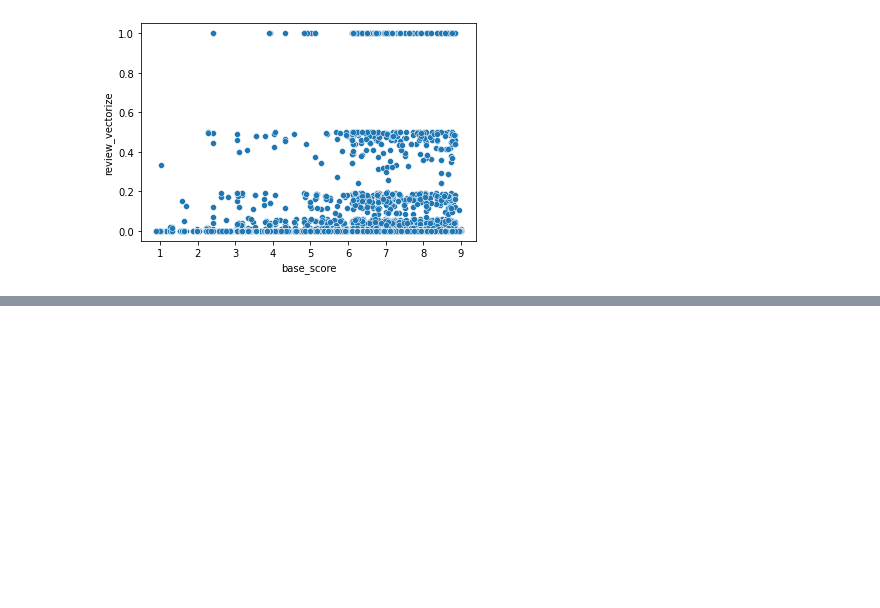
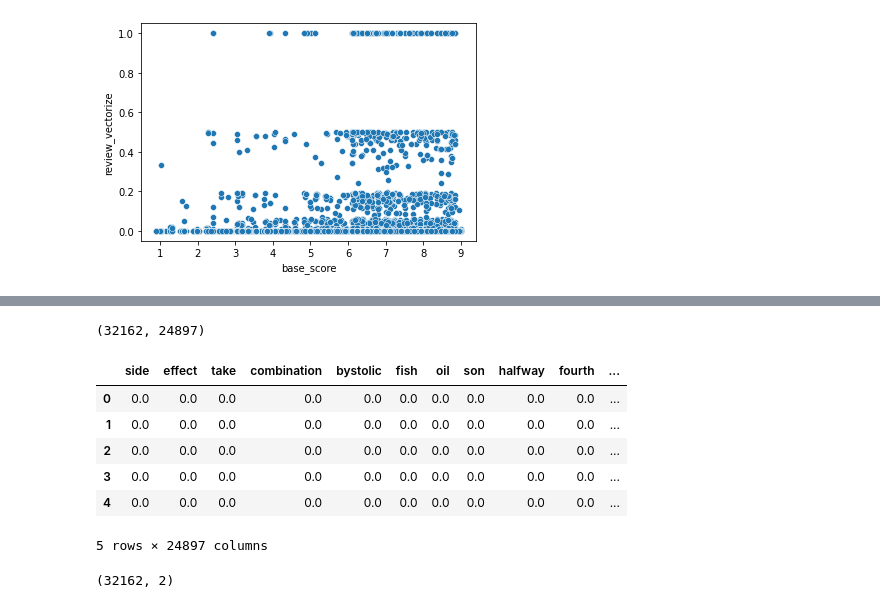
Before and after one commit to riyazunt/NLP_Machine_Test, a Jupyter notebook: NLP_Health_Care.ipynb, the cells around one changed output, grey strips where cells are left out. Drawn from its saved outputs; the diff is of its cells as text; code cells hidden in the pictures; blank space fills up the shorter version.

```diff
--- a/NLP_Health_Care.ipynb
+++ b/NLP_Health_Care.ipynb
@@ -320,0 +526,2 @@ sns.scatterplot(x = df_copy['base_score'], y = df_copy['review_vectorize'])
+# %%
+X = df_train.drop('base_score', axis=1)
@@ -320,0 +538,4 @@ sns.scatterplot(x = df_copy['base_score'], y = df_copy['review_vectorize'])
+# %%
+vt = TfidfVectorizer()
+# %%
+dt = vt.fit_transform(X['cleanText'])
@@ -320,0 +547,2 @@ sns.scatterplot(x = df_copy['base_score'], y = df_copy['review_vectorize'])
+# %%
+dft = pd.DataFrame.sparse.from_spmatrix(dt, columns=vt.vocabulary_.keys())
@@ -320,0 +562,14 @@ sns.scatterplot(x = df_copy['base_score'], y = df_copy['review_vectorize'])
+# %%
+dft.shape
+# %% [output]
+(32162, 24897)
+# %%
+dft.head()
+# %% [output]
+|  | side | effect | take | combination | bystolic | fish | oil | son | halfway | fourth | ... |
+| 0 | 0.0 | 0.0 | 0.0 | 0.0 | 0.0 | 0.0 | 0.0 | 0.0 | 0.0 | 0.0 | ... |
+| 1 | 0.0 | 0.0 | 0.0 | 0.0 | 0.0 | 0.0 | 0.0 | 0.0 | 0.0 | 0.0 | ... |
+| 2 | 0.0 | 0.0 | 0.0 | 0.0 | 0.0 | 0.0 | 0.0 | 0.0 | 0.0 | 0.0 | ... |
+| 3 | 0.0 | 0.0 | 0.0 | 0.0 | 0.0 | 0.0 | 0.0 | 0.0 | 0.0 | 0.0 | ... |
+| 4 | 0.0 | 0.0 | 0.0 | 0.0 | 0.0 | 0.0 | 0.0 | 0.0 | 0.0 | 0.0 | ... |
+5 rows × 24897 columns
@@ -320,0 +578,4 @@ sns.scatterplot(x = df_copy['base_score'], y = df_copy['review_vectorize'])
+# %%
+X.shape
+# %% [output]
+(32162, 2)
```
Also changed, not shown: parts of 92 cells of this notebook, 6 other files.
